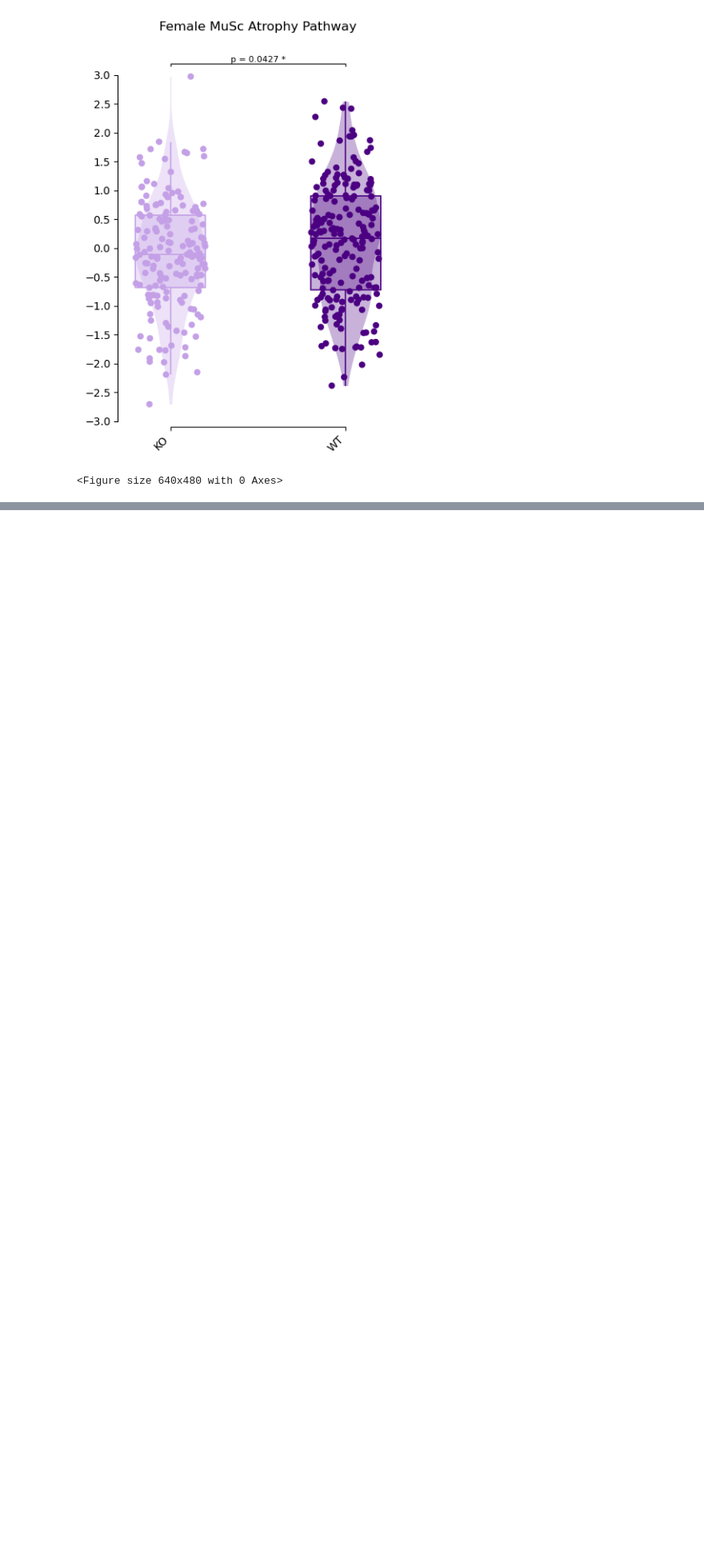
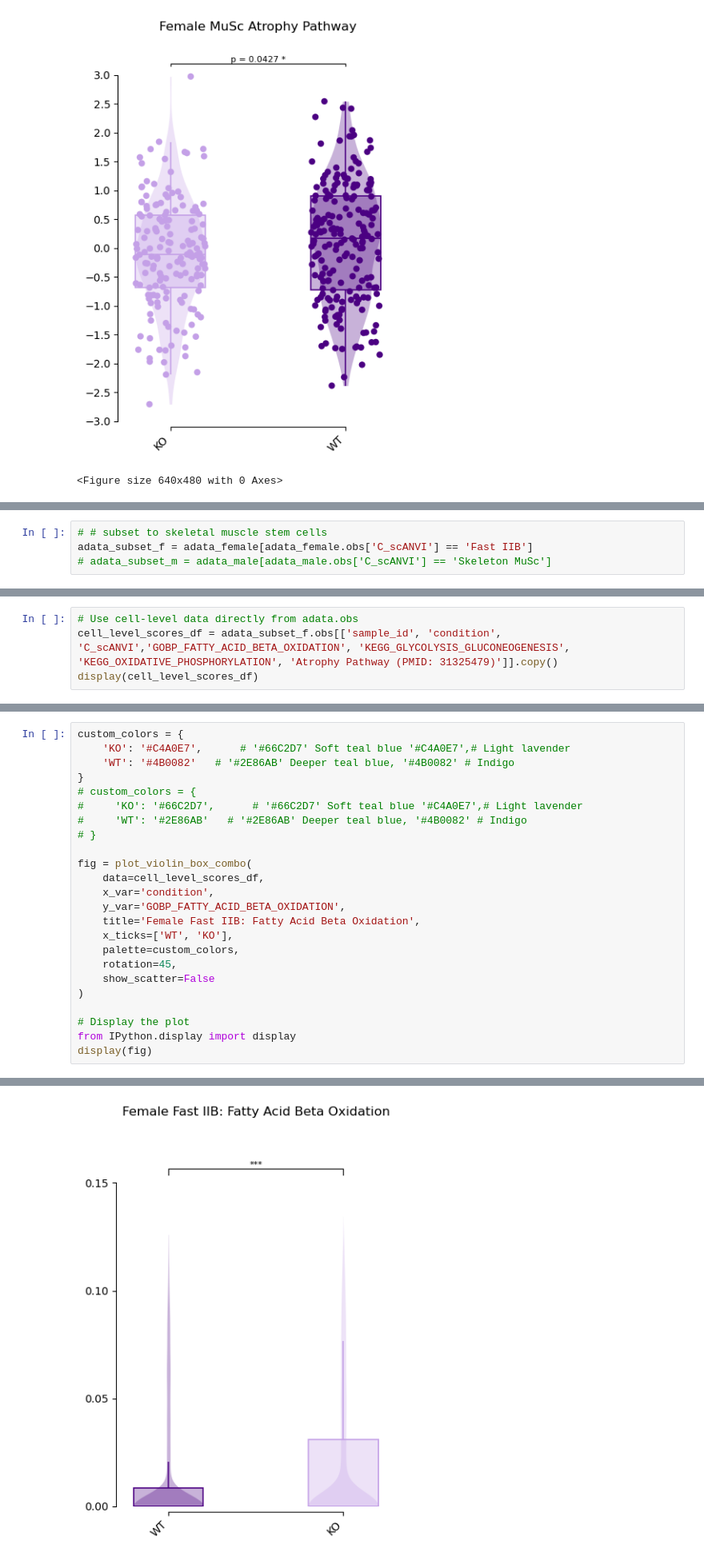
Before and after one commit to akanksha-sachan/TA_muscle_ageing, a Jupyter notebook: py_scripts/geneset_analysis/group_level_analysis.ipynb, the cells around one changed output, grey strips where cells are left out. Shown at 80% size. Saved outputs shown, nothing was run; the diff lists cells and outputs as text; blank space fills up the shorter version.

```diff
--- a/py_scripts/geneset_analysis/group_level_analysis.ipynb
+++ b/py_scripts/geneset_analysis/group_level_analysis.ipynb
@@ -144,0 +433,4 @@ Passing `palette` without assigning `hue` is deprecated and will be removed in v
+# %%
+# # subset to skeletal muscle stem cells
+adata_subset_f = adata_female[adata_female.obs['C_scANVI'] == 'Fast IIB']
+# adata_subset_m = adata_male[adata_male.obs['C_scANVI'] == 'Skeleton MuSc']
@@ -144,0 +447,4 @@ Passing `palette` without assigning `hue` is deprecated and will be removed in v
+# %%
+# Use cell-level data directly from adata.obs
+cell_level_scores_df = adata_subset_f.obs[['sample_id', 'condition', 'C_scANVI','GOBP_FATTY_ACID_BETA_OXIDATION', 'KEGG_GLYCOLYSIS_GLUCONEOGENESIS', 'KEGG_OXIDATIVE_PHOSPHORYLATION', 'Atrophy Pathway (PMID: 31325479)']].copy()
+display(cell_level_scores_df)
@@ -144,0 +465,25 @@ Passing `palette` without assigning `hue` is deprecated and will be removed in v
+# %%
+custom_colors = {
+    'KO': '#C4A0E7',      # '#66C2D7' Soft teal blue '#C4A0E7',# Light lavender
+    'WT': '#4B0082'   # '#2E86AB' Deeper teal blue, '#4B0082' # Indigo
+}
+# custom_colors = {
+#     'KO': '#66C2D7',      # '#66C2D7' Soft teal blue '#C4A0E7',# Light lavender
+#     'WT': '#2E86AB'   # '#2E86AB' Deeper teal blue, '#4B0082' # Indigo
+# }
+
+fig = plot_violin_box_combo(
+    data=cell_level_scores_df,
+    x_var='condition',
+    y_var='GOBP_FATTY_ACID_BETA_OXIDATION',
+    title='Female Fast IIB: Fatty Acid Beta Oxidation',
+    x_ticks=['WT', 'KO'],
+    palette=custom_colors,
+    rotation=45,
+    show_scatter=False
+)
+
+# Display the plot
+from IPython.display import display
+display(fig)
+# %% [output]
@@ -144,0 +493 @@ Passing `palette` without assigning `hue` is deprecated and will be removed in v
+[figure, added]
```
Also changed, not shown: parts of 15 cells of this notebook, 5 other files.
